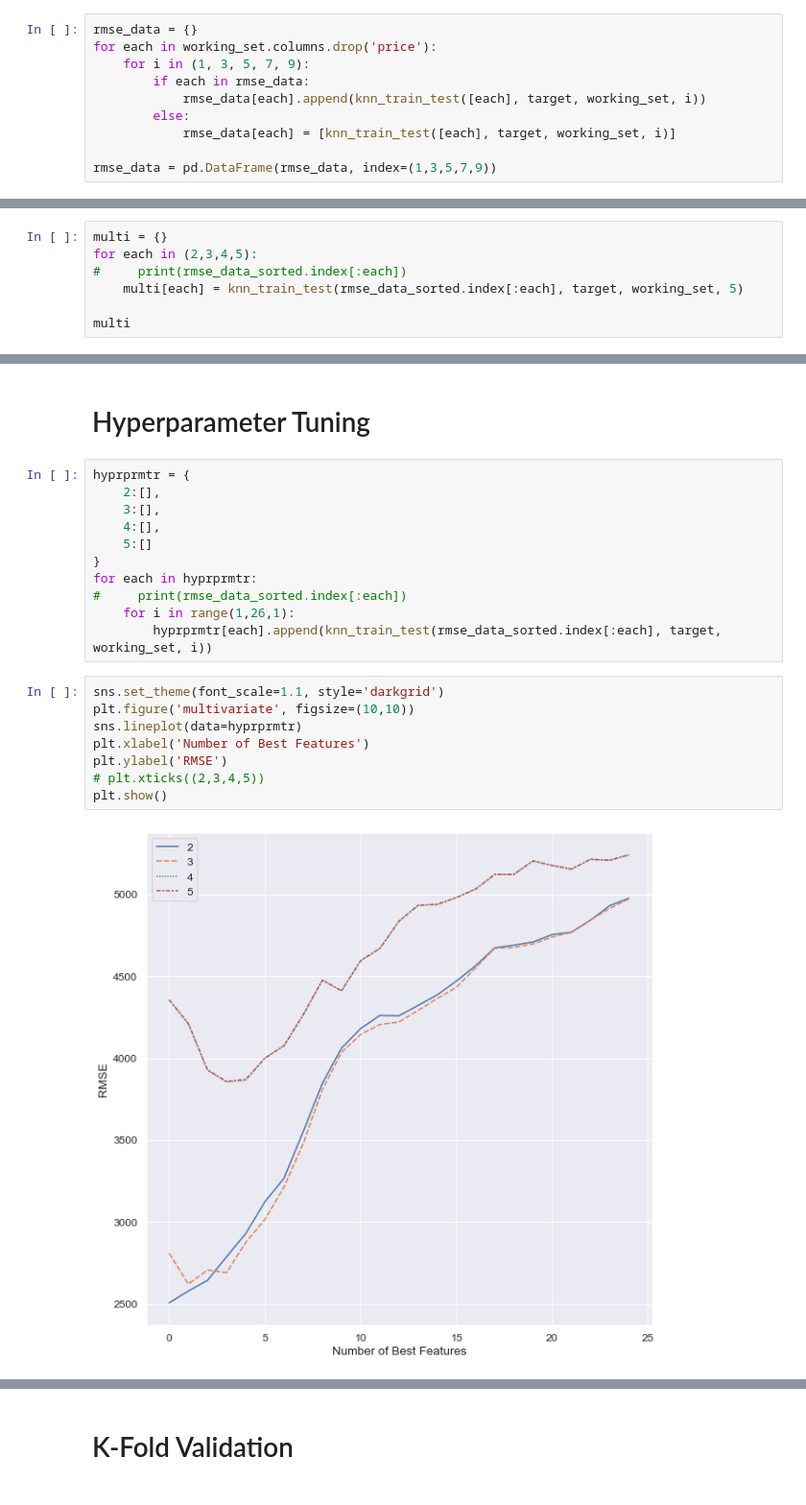
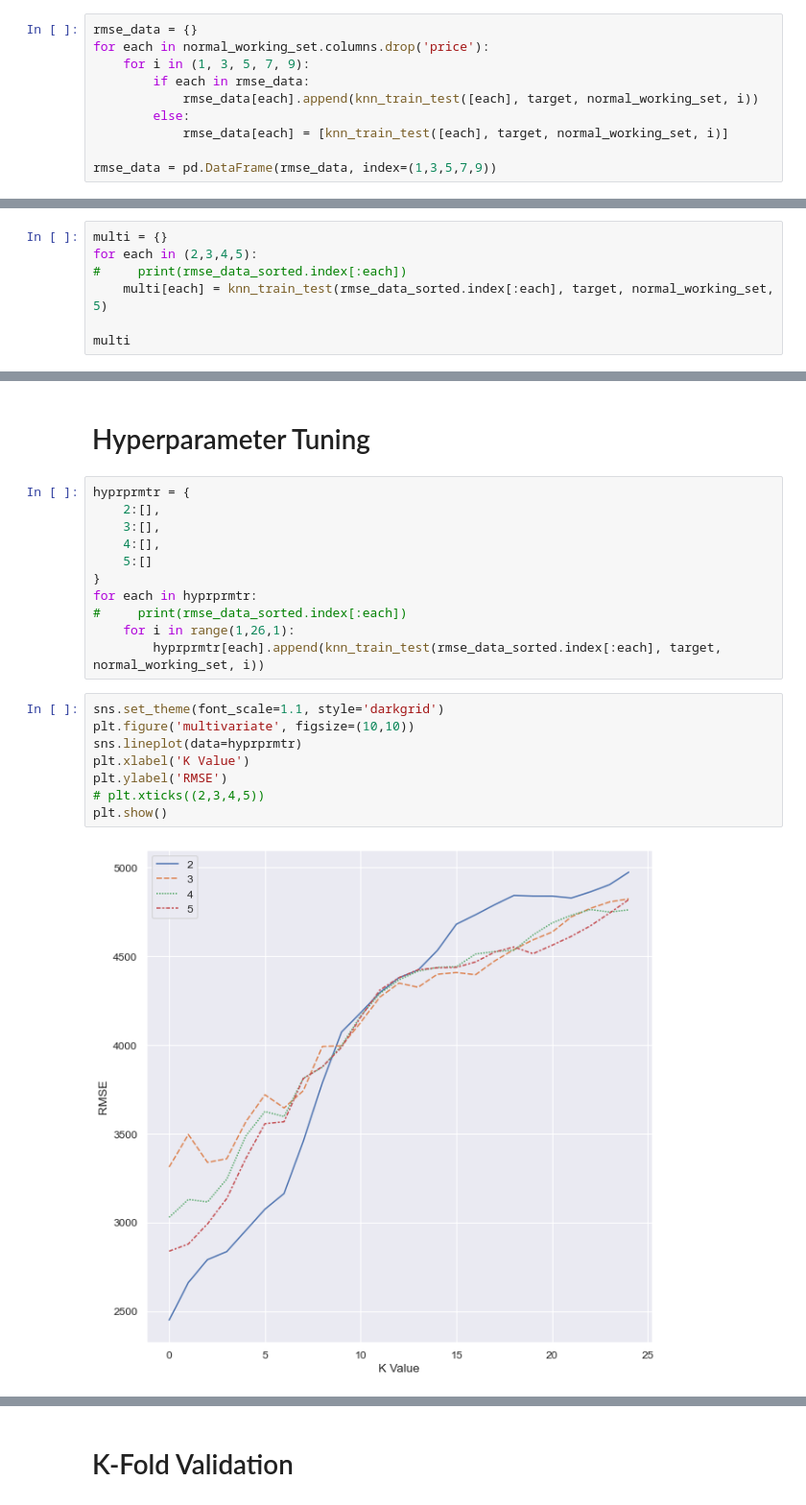
Before and after one commit to chouwwa/Predicting-Car-Prices, a Jupyter notebook: Predicting Car Prices.ipynb, the cells around one changed output, grey strips where cells are left out. Shown at 96% size. Saved outputs shown, nothing was run; the diff lists cells and outputs as text.

Commit message:
Start of K Fold generic function and plotting

```diff
--- a/Predicting Car Prices.ipynb
+++ b/Predicting Car Prices.ipynb
@@ -166,12 +194,12 @@ def knn_train_test(train_col, target_col, df, k):
     return rmse
 # %%
 rmse_data = {}
-for each in working_set.columns.drop('price'):
+for each in normal_working_set.columns.drop('price'):
     for i in (1, 3, 5, 7, 9):
         if each in rmse_data:
-            rmse_data[each].append(knn_train_test([each], target, working_set, i))
+            rmse_data[each].append(knn_train_test([each], target, normal_working_set, i))
         else:
-            rmse_data[each] = [knn_train_test([each], target, working_set, i)]
+            rmse_data[each] = [knn_train_test([each], target, normal_working_set, i)]
 
 rmse_data = pd.DataFrame(rmse_data, index=(1,3,5,7,9))
 # %%
@@ -209,7 +237,7 @@ dtype: float64
 multi = {}
 for each in (2,3,4,5):
 #     print(rmse_data_sorted.index[:each])
-    multi[each] = knn_train_test(rmse_data_sorted.index[:each], target, working_set, 5)
+    multi[each] = knn_train_test(rmse_data_sorted.index[:each], target, normal_working_set, 5)
 
 multi
 # %% [output]
@@ -239,17 +267,17 @@ hyprprmtr = {
 for each in hyprprmtr:
 #     print(rmse_data_sorted.index[:each])
     for i in range(1,26,1):
-        hyprprmtr[each].append(knn_train_test(rmse_data_sorted.index[:each], target, working_set, i))
+        hyprprmtr[each].append(knn_train_test(rmse_data_sorted.index[:each], target, normal_working_set, i))
 # %%
 sns.set_theme(font_scale=1.1, style='darkgrid')
 plt.figure('multivariate', figsize=(10,10))
 sns.lineplot(data=hyprprmtr)
-plt.xlabel('Number of Best Features')
+plt.xlabel('K Value')
 plt.ylabel('RMSE')
 # plt.xticks((2,3,4,5))
 plt.show()
 # %% [output]
-[figure, old version]
+[figure, new version]
 # %%
 hyprprmtr
 # %% [output]
```
Also changed, not shown: parts of 11 cells of this notebook.
